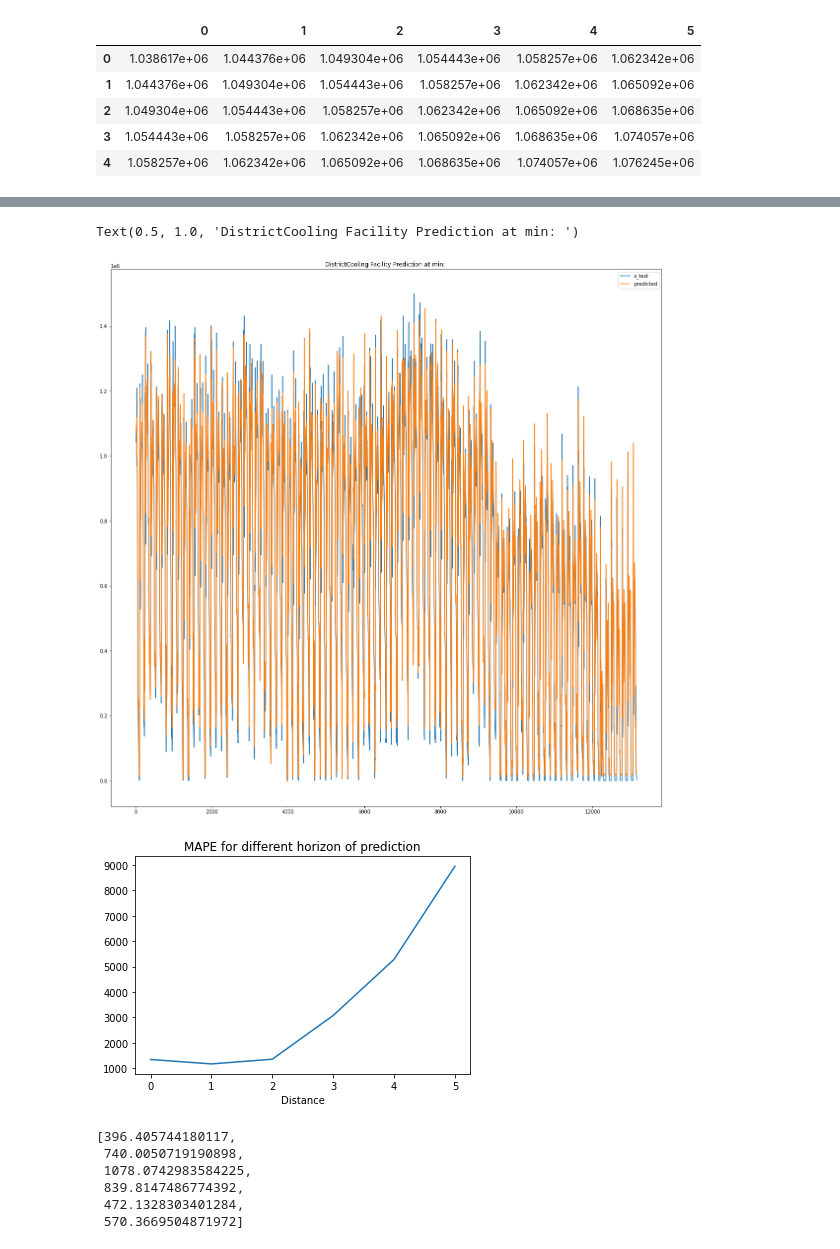
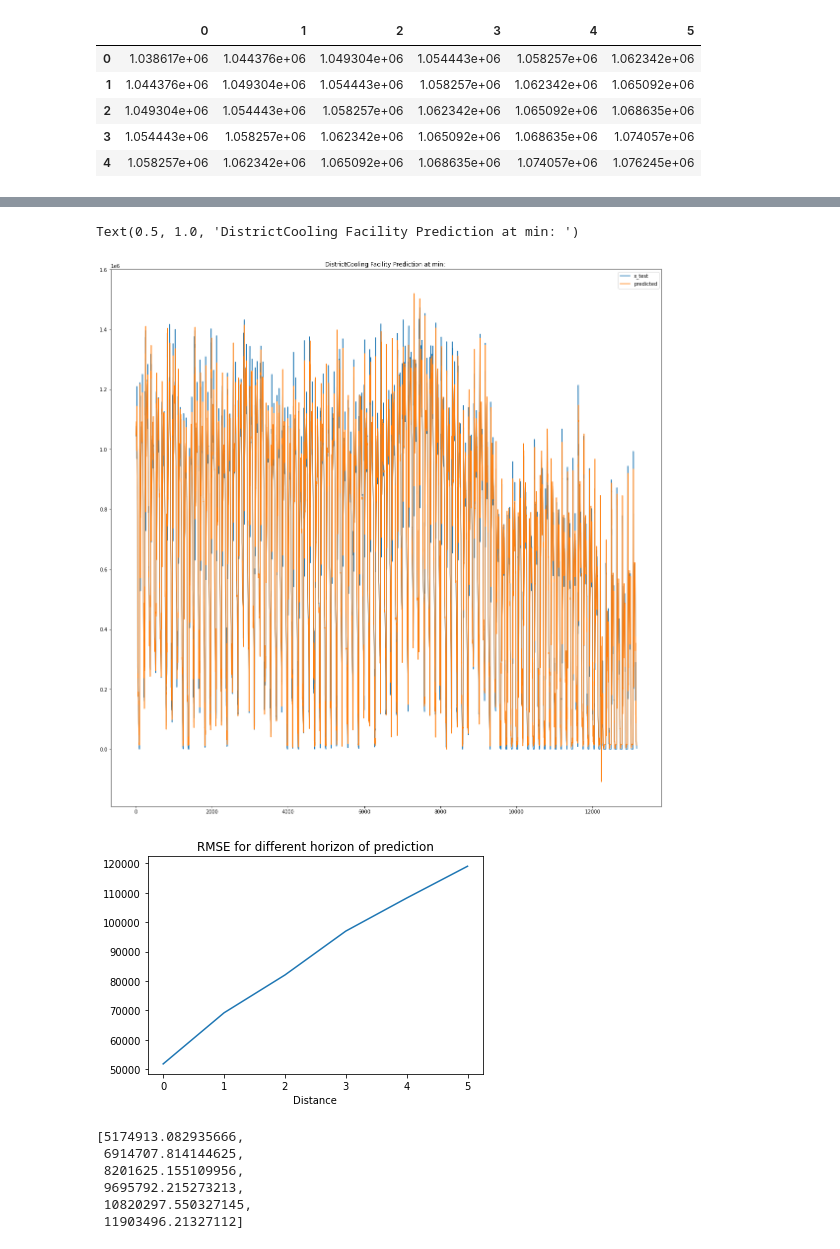
Before and after one commit to bre3760/ictbuilding, a Jupyter notebook: prediction_model/CNNbiLSTM_last.ipynb, the cells around one changed output, grey strips where cells are left out. Drawn from its saved outputs; the diff is of its cells as text; code cells hidden in the pictures.

Commit message:
updated prediction model

```diff
--- a/prediction_model/CNNbiLSTM_last.ipynb
+++ b/prediction_model/CNNbiLSTM_last.ipynb
@@ -313,5 +313,5 @@ Non-trainable params: 0
 _________________________________________________________________
 None
 # %%
-history = model.fit(train_X, train_y, epochs=5, batch_size=30, validation_data=(val_X, val_y), verbose=1)
+history = model.fit(train_X, train_y, epochs=50, batch_size=30, validation_data=(val_X, val_y), verbose=1)
 # %% [output]
@@ -395,42 +402,46 @@ plt.legend()
 plt.title("DistrictCooling Facility Prediction at min: ")
 # %% [output]
 Text(0.5, 1.0, 'DistrictCooling Facility Prediction at min: ')
-[figure, old version]
+[figure, new version]
 # %%
 def mean_absolute_percentage_error(y_true, y_pred):
     y_true, y_pred = np.array(y_true), np.array(y_pred)
     return np.mean(np.abs((y_true - y_pred) / (y_true+1))) * 100
 # %%
-err=np.abs(pred_df-test)/(test+1)
-err={}
+err_rmse={}
+err_mae={}
+err_mape={}
 for i in range(n_out):
-    err[i]=[]
+    err_rmse[i]=[]
+    err_mae[i]=[]
+    err_mape[i]=[]
 for i in range(len(test)):
     for r in range(n_out):
         if test[r][i]!=0:
-            err[r].append(np.abs(pred_df[r][i]-test[r][i])/(test[r][i]))
+            err_rmse[r].append(np.sqrt(mean_squared_error(test[r], pred_df[r])))
+            err_mae[r].append(mean_absolute_error(test[r], pred_df[r]))
+            err_mape[r].append(np.abs(pred_df[r][i]-test[r][i])/(test[r][i]))
 # %%
 #Plot mean absolute percentage errore
 mean=[]
-for k in err.keys():
-    mean.append(np.mean(err[k]))
-plt.plot([v *100 for v in mean])
-plt.title("MAPE for different horizon of prediction")
+for k in err_rmse.keys():
+    mean.append(np.mean(err_rmse[k]))
+plt.plot([v for v in mean])
+plt.title("RMSE for different horizon of prediction")
 plt.xlabel("Distance")
-plt.savefig('MAPEhorizon.png')
+#plt.savefig('MAPEhorizon.png')
 plt.show()
 # %% [output]
-[figure, old version]
+[figure, new version]
 # %%
-
 [m*100 for m in mean]
 # %% [output]
-[396.405744180117,
- 740.0050719190898,
- 1078.0742983584225,
- 839.8147486774392,
- 472.1328303401284,
- 570.3669504871972]
+[5174913.082935666,
+ 6914707.814144625,
+ 8201625.155109956,
+ 9695792.215273213,
+ 10820297.550327145,
+ 11903496.21327112]
 # %%
 def calculate_metrics(inv_y,inv_yhat):
 	# calculate metrics
```
Also changed, not shown: parts of 5 cells of this notebook.
